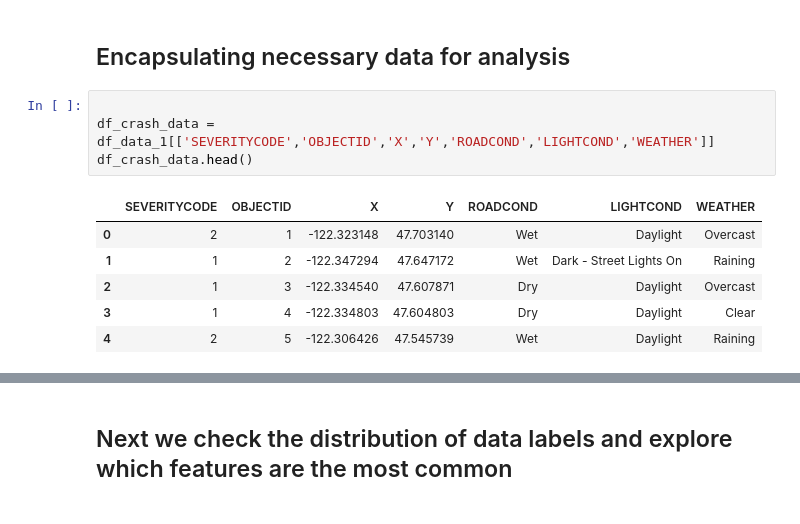
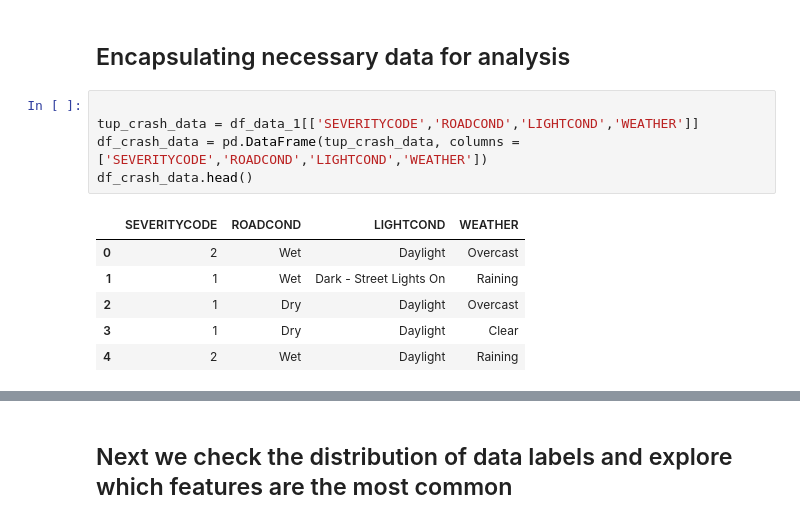
Before and after one commit to VidurChanna/Coursera_Capstone, a Jupyter notebook: Coursera_Capstone_Book.ipynb, the cells around one changed output, grey strips where cells are left out. Drawn from its saved outputs; the diff is of its cells as text.

```diff
--- a/Coursera_Capstone_Book.ipynb
+++ b/Coursera_Capstone_Book.ipynb
@@ -54,12 +54,13 @@ df_data_1.head()
 ## Encapsulating necessary data for analysis
 # %%
 
-df_crash_data = df_data_1[['SEVERITYCODE','OBJECTID','X','Y','ROADCOND','LIGHTCOND','WEATHER']]
+tup_crash_data = df_data_1[['SEVERITYCODE','ROADCOND','LIGHTCOND','WEATHER']]
+df_crash_data = pd.DataFrame(tup_crash_data, columns = ['SEVERITYCODE','ROADCOND','LIGHTCOND','WEATHER'])
 df_crash_data.head()
 # %% [output]
-|  | SEVERITYCODE | OBJECTID | X | Y | ROADCOND | LIGHTCOND | WEATHER |
-| 0 | 2 | 1 | -122.323148 | 47.703140 | Wet | Daylight | Overcast |
-| 1 | 1 | 2 | -122.347294 | 47.647172 | Wet | Dark - Street Lights On | Raining |
-| 2 | 1 | 3 | -122.334540 | 47.607871 | Dry | Daylight | Overcast |
-| 3 | 1 | 4 | -122.334803 | 47.604803 | Dry | Daylight | Clear |
-| 4 | 2 | 5 | -122.306426 | 47.545739 | Wet | Daylight | Raining |
+|  | SEVERITYCODE | ROADCOND | LIGHTCOND | WEATHER |
+| 0 | 2 | Wet | Daylight | Overcast |
+| 1 | 1 | Wet | Dark - Street Lights On | Raining |
+| 2 | 1 | Dry | Daylight | Overcast |
+| 3 | 1 | Dry | Daylight | Clear |
+| 4 | 2 | Wet | Daylight | Raining |
```
Also changed, not shown: parts of 34 cells of this notebook.
